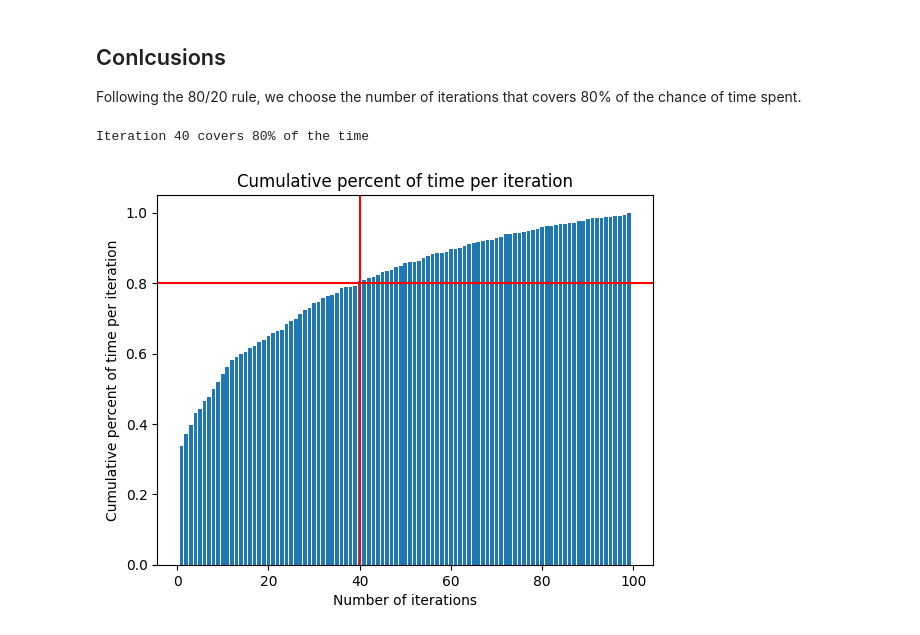
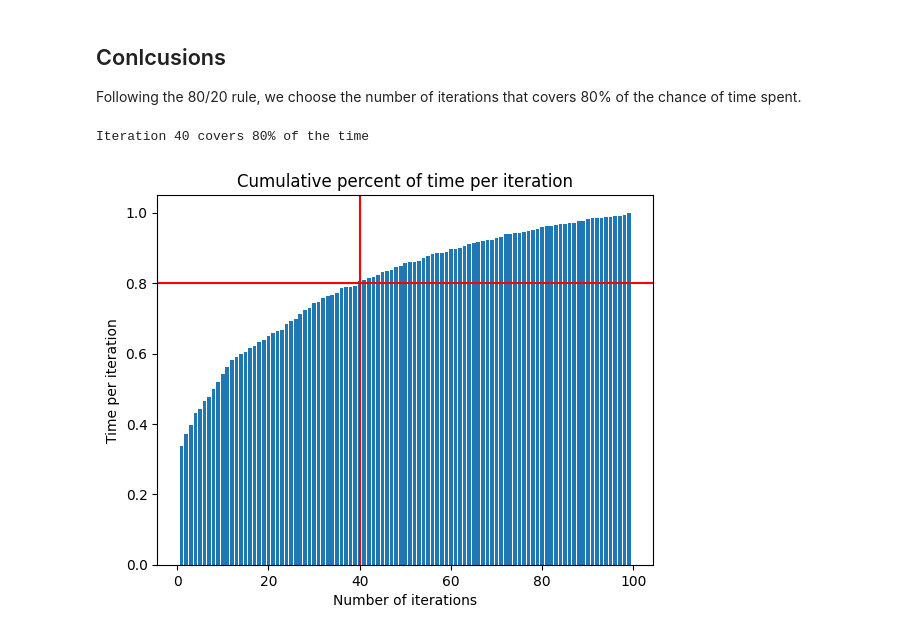
Before and after one commit to simbarras/tb23-gpu-opt-celeritas, a Jupyter notebook: field-diagnostic-stepper-analysis.ipynb, the cells around one changed output. Drawn from its saved outputs; the diff is of its cells as text; code cells hidden in the pictures.

```diff
--- a/field-diagnostic-stepper-analysis.ipynb
+++ b/field-diagnostic-stepper-analysis.ipynb
@@ -192,3 +192,32 @@ plt.title('Time per iteration')
 plt.show()
 # %% [output]
 [figure]
+# %%
+# Combine the two plots as subplots
+fig = plt.figure(figsize=(13, 5))
+
+ax1 = fig.add_subplot(121)
+ax1.bar(time_per_iteration.keys(), time_per_iteration.values(), color='red')
+ax1.set_xlabel('Iteration(s) done')
+ax1.set_ylabel('Time spend')
+ax1.set_title('Time spend to hit an iteration')
+# add a second y-axis
+ax1_2 = ax1.twinx()
+ax1_2.plot(time_per_iteration.keys(), time_per_iteration.values(), color='blue', label='Time spend (log scale)')
+ax1_2.set_yscale('log')
+ax1_2.legend()
+
+total = sum(time_per_iteration.values())
+labels = []
+for k, v in time_per_iteration.items():
+    if k == 1:
+        labels.append('{} iteration: {:.1f}%'.format(k, v/total*100))
+    elif v/total*100 > 2:
+        labels.append('{} iterations: {:.1f}%'.format(k, v/total*100))
+    else:
+        labels.append('')
+
+ax2 = fig.add_subplot(122)
+ax2.pie(time_per_iteration.values(), labels=labels)
+ax2.set_title('Time repartition per iteration')
+fig.show()
@@ -228,20 +259,20 @@ Following the 80/20 rule, we choose the number of iterations that covers 80% of
 # %%
 # Get the iteration that covers 80% of the time
 stop_iteration = 1
 for v in cumulative_percent_time_per_iteration.values():
     if v >= 0.8:
         print('Iteration {} covers 80% of the time'.format(stop_iteration))
         break
     stop_iteration += 1
 
 # Show the cumulative percent of time per iteration
 plt.bar(cumulative_percent_time_per_iteration.keys(), cumulative_percent_time_per_iteration.values())
 plt.xlabel('Number of iterations')
-plt.ylabel('Cumulative percent of time per iteration')
+plt.ylabel('Time per iteration')
 plt.title('Cumulative percent of time per iteration')
 plt.axvline(x=stop_iteration, color='r')
 plt.axhline(y=0.8, color='r')
 plt.show()
 # %% [output]
 Iteration 40 covers 80% of the time
-[figure, old version]
+[figure, new version]
```
Also changed, not shown: parts of 1 cell of this notebook, 4 other files.
